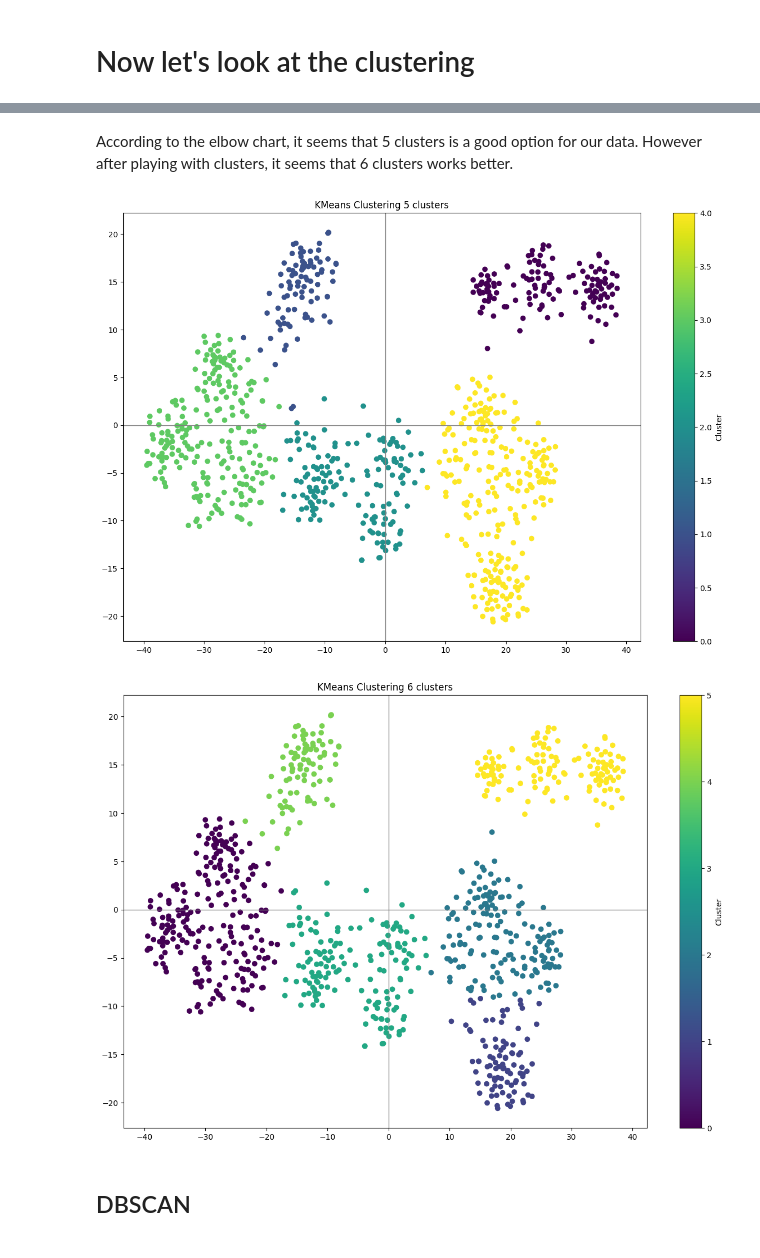
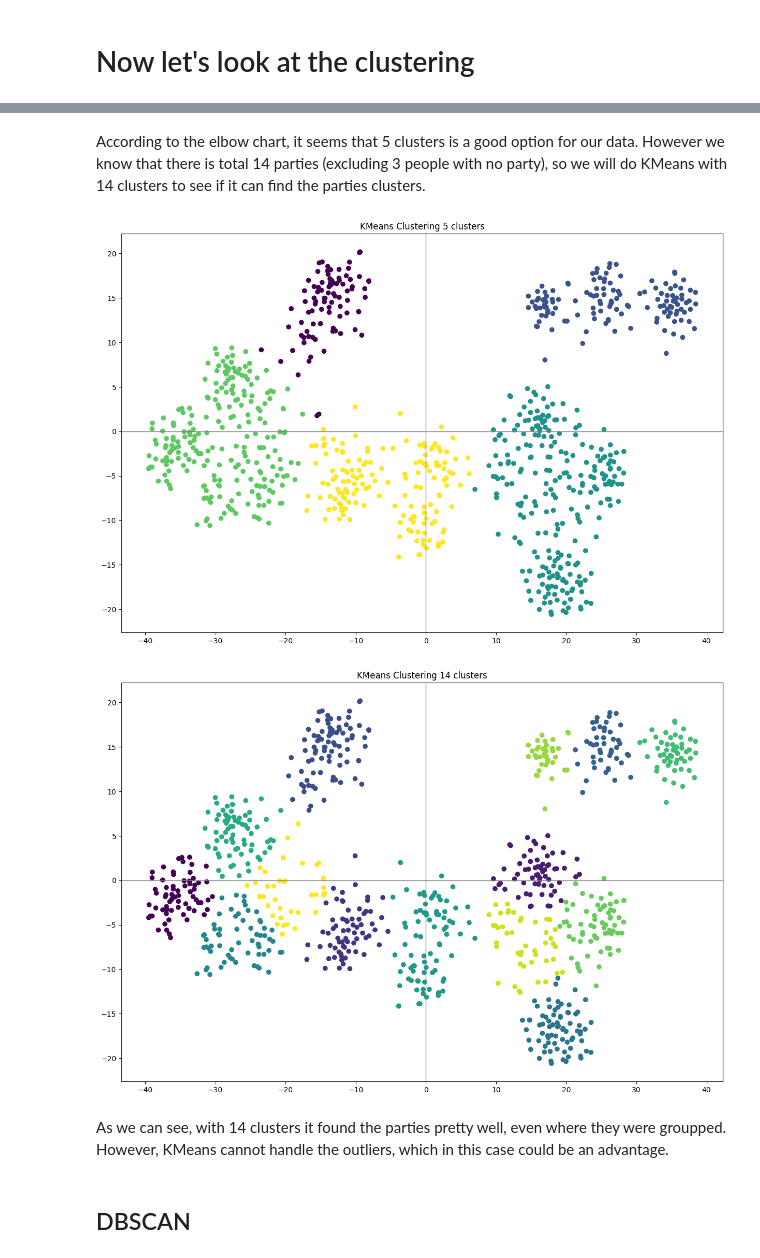
Before and after one commit to MAL-flowdemort/assignment_5, a Jupyter notebook: Candidate Test 2022 II.ipynb, the cells around one changed output, grey strips where cells are left out. Saved outputs shown, nothing was run; the diff lists cells and outputs as text; code cells hidden in the pictures.

```diff
--- a/Candidate Test 2022 II.ipynb
+++ b/Candidate Test 2022 II.ipynb
@@ -530,34 +523,34 @@ plt.show()
 # %% [markdown]
-According to the elbow chart, it seems that 5 clusters is a good option for our data. However after playing with clusters, it seems that 6 clusters works better.
+According to the elbow chart, it seems that 5 clusters is a good option for our data. However we know that there is total 14 parties (excluding 3 people with no party), so we will do KMeans with 14 clusters to see if it can find the parties clusters.
 # %%
 kmeans = KMeans(n_clusters=5)
 label = kmeans.fit_predict(tsne_results)
 
 plt.figure(figsize=(15, 10))
 
 plt.scatter(tsne_results[:, 0], tsne_results[:, 1], c=label, cmap="viridis")
 plt.title("KMeans Clustering 5 clusters")
 
 plt.axhline(0, color="grey", lw=1)
 plt.axvline(0, color="grey", lw=1)
-plt.colorbar(label="Cluster")  # should this be here?
 plt.show()
 
-kmeans = KMeans(n_clusters=6)
+kmeans = KMeans(n_clusters=14)
 label = kmeans.fit_predict(tsne_results)
 
 plt.figure(figsize=(15, 10))
 
 plt.scatter(tsne_results[:, 0], tsne_results[:, 1], c=label, cmap="viridis")
-plt.title("KMeans Clustering 6 clusters")
+plt.title("KMeans Clustering 14 clusters")
 
 plt.axhline(0, color="grey", lw=1)
 plt.axvline(0, color="grey", lw=1)
-plt.colorbar(label="Cluster")  # should this be here?
 plt.show()
 # %% [output]
-[figure, old version]
+[figure, new version]
-[figure, old version]
+[figure, new version]
+# %% [markdown]
+As we can see, with 14 clusters it found the parties pretty well, even where they were groupped. However, KMeans cannot handle the outliers, which in this case could be an advantage.
 # %% [markdown]
 <h2>DBSCAN</h2>
 # %%
```
Also changed, not shown: parts of 5 cells of this notebook, 1 other file.
